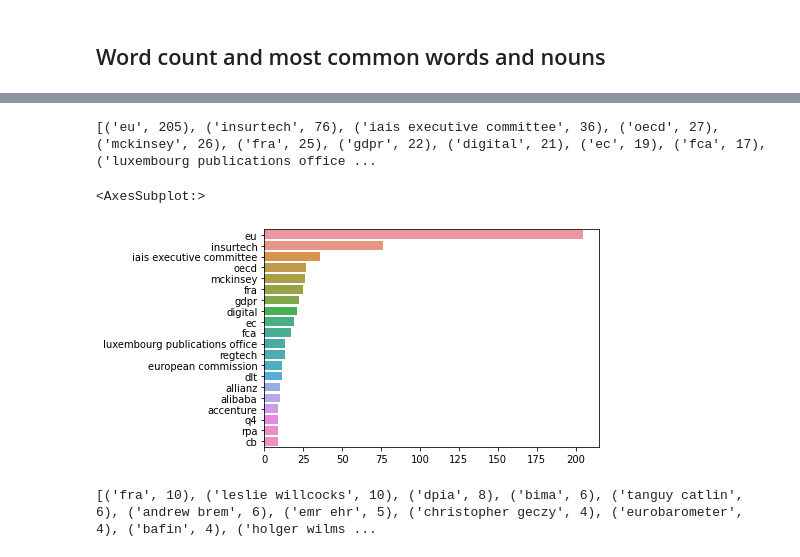
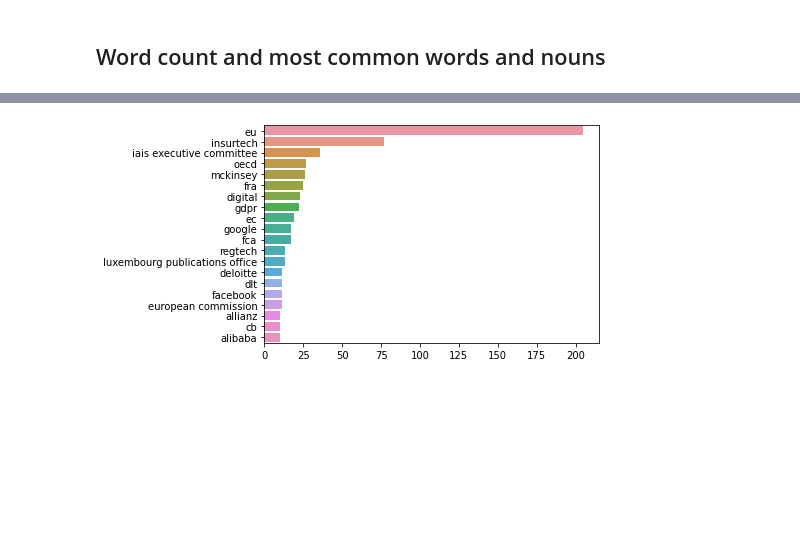
Before and after one commit to protzetter/NLP-experiments, a Jupyter notebook: DocumentMining-Part1.ipynb, the cells around one changed output, grey strips where cells are left out. Cells and saved outputs as stored; diff of their text form; code cells hidden in the pictures; blank space fills up the shorter version.

```diff
--- a/DocumentMining-Part1.ipynb
+++ b/DocumentMining-Part1.ipynb
@@ -315,43 +318,15 @@ sns.barplot(x=y,y=x)
 # %%
 # most frequest ORG entities
 entities=[]
 for doc in fullDocs.NLP:
     # all entities
     for ent in doc.ents:
         #print(ent.text)
         if ent.label_ == 'ORG':
             if ent.text not in STOP_WORDS:
                 entities += [ent.text]
 entityFreq = Counter(entities)
 commonEntities = entityFreq.most_common(40)
-print(commonEntities)
+displayEntitiesChart(commonEntities,20,True,'spacy23.jpg')
 # %% [output]
-[('eu', 205), ('insurtech', 76), ('iais executive committee', 36), ('oecd', 27), ('mckinsey', 26), ('fra', 25), ('gdpr', 22), ('digital', 21), ('ec', 19), ('fca', 17), ('luxembourg publications office ...
+[figure, added]
-# %%
-import seaborn as sns
-
-
-x, y= [], []
-for word,count in commonEntities[:20]:
-        x.append(word)
-        y.append(count)
-
-sns.barplot(x=y,y=x)
-# %% [output]
-<AxesSubplot:>
-[figure, removed]
-# %%
-# most frequest PERSON entities
-entities=[]
-for doc in fullDocs.NLP:
-    # all entities
-    for ent in doc.ents:
-        #print(ent.text)
-        if ent.label_ == 'PERSON':
-            if ent.text not in STOP_WORDS:
-                entities += [ent.text]
-entityFreq = Counter(entities)
-commonEntities = entityFreq.most_common(40)
-print(commonEntities)
-# %% [output]
-[('fra', 10), ('leslie willcocks', 10), ('dpia', 8), ('bima', 6), ('tanguy catlin', 6), ('andrew brem', 6), ('emr ehr', 5), ('christopher geczy', 4), ('eurobarometer', 4), ('bafin', 4), ('holger wilms ...
```
Also changed, not shown: parts of 19 cells of this notebook.
